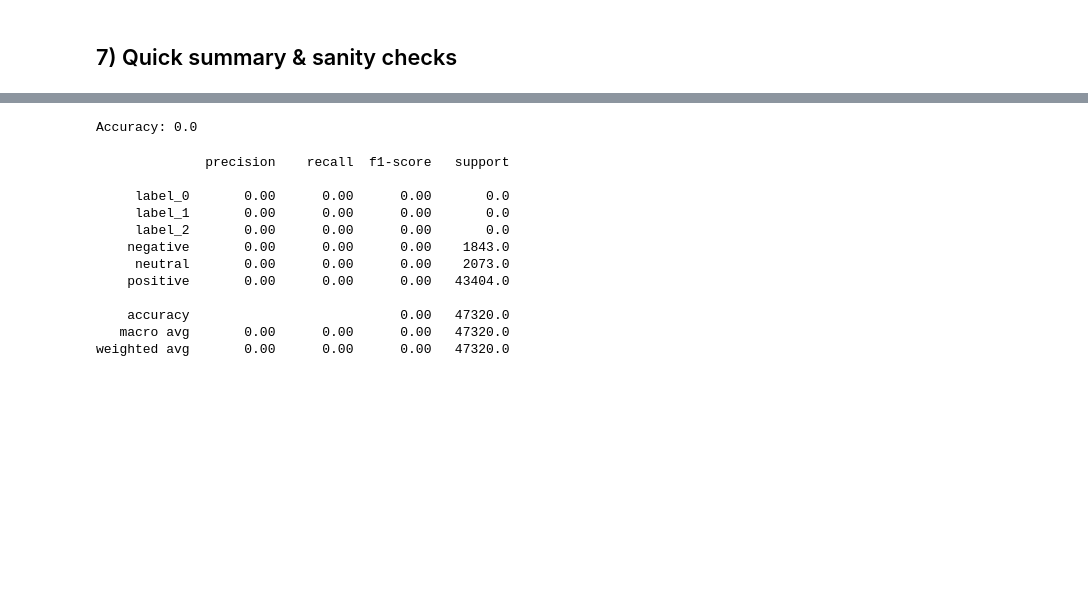
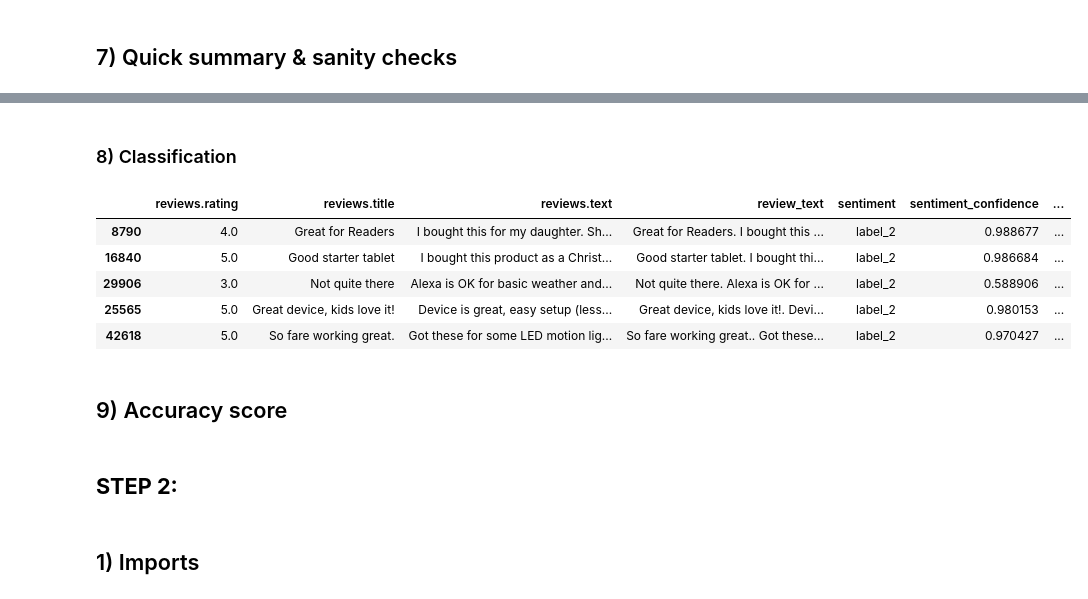
Before and after one commit to maleckicoa/robo-reviews, a Jupyter notebook: main_ki.ipynb, the cells around one changed output, grey strips where cells are left out. Saved outputs shown, nothing was run; the diff lists cells and outputs as text; code cells hidden in the pictures; blank space fills up the shorter version.

```diff
--- a/main_ki.ipynb
+++ b/main_ki.ipynb
@@ -231,34 +236,24 @@ Name: count, dtype: int64
+# %% [markdown]
+### 8) Classification
 # %%
-from sklearn.metrics import accuracy_score, classification_report
 
 # Map ratings (1–5) to sentiment
 def rating_to_sentiment(r):
     if r <= 2:
         return "negative"
     elif r == 3:
         return "neutral"
     else:
         return "positive"
 
 df["true_sentiment"] = df["reviews.rating"].apply(rating_to_sentiment)
-
-# Compare with model predictions
-y_true = df["true_sentiment"]
-y_pred = df["sentiment"]
-
-print("Accuracy:", accuracy_score(y_true, y_pred))
-print(classification_report(y_true, y_pred))
+df.sample(5, random_state=42)[["reviews.rating" , "reviews.title", "reviews.text", "review_text", "sentiment", "sentiment_confidence", "true_sentiment"]]
 # %% [output]
-Accuracy: 0.0
-              precision    recall  f1-score   support
-
-     label_0       0.00      0.00      0.00       0.0
-     label_1       0.00      0.00      0.00       0.0
-     label_2       0.00      0.00      0.00       0.0
-    negative       0.00      0.00      0.00    1843.0
-     neutral       0.00      0.00      0.00    2073.0
-    positive       0.00      0.00      0.00   43404.0
-
-    accuracy                           0.00   47320.0
-   macro avg       0.00      0.00      0.00   47320.0
-weighted avg       0.00      0.00      0.00   47320.0
+|  | reviews.rating | reviews.title | reviews.text | review_text | sentiment | sentiment_confidence | ... |
+| 8790 | 4.0 | Great for Readers | I bought this for my daughter. Sh... | Great for Readers. I bought this ... | label_2 | 0.988677 | ... |
+| 16840 | 5.0 | Good starter tablet | I bought this product as a Christ... | Good starter tablet. I bought thi... | label_2 | 0.986684 | ... |
+| 29906 | 3.0 | Not quite there | Alexa is OK for basic weather and... | Not quite there. Alexa is OK for ... | label_2 | 0.588906 | ... |
+| 25565 | 5.0 | Great device, kids love it! | Device is great, easy setup (less... | Great device, kids love it!. Devi... | label_2 | 0.980153 | ... |
+| 42618 | 5.0 | So fare working great. | Got these for some LED motion lig... | So fare working great.. Got these... | label_2 | 0.970427 | ... |
+# %% [markdown]
+## 9) Accuracy score
@@ -264,0 +269,4 @@ weighted avg       0.00      0.00      0.00   47320.0
+# %% [markdown]
+## **STEP 2:**
+# %% [markdown]
+## 1) Imports
```
Also changed, not shown: parts of 18 cells of this notebook.
